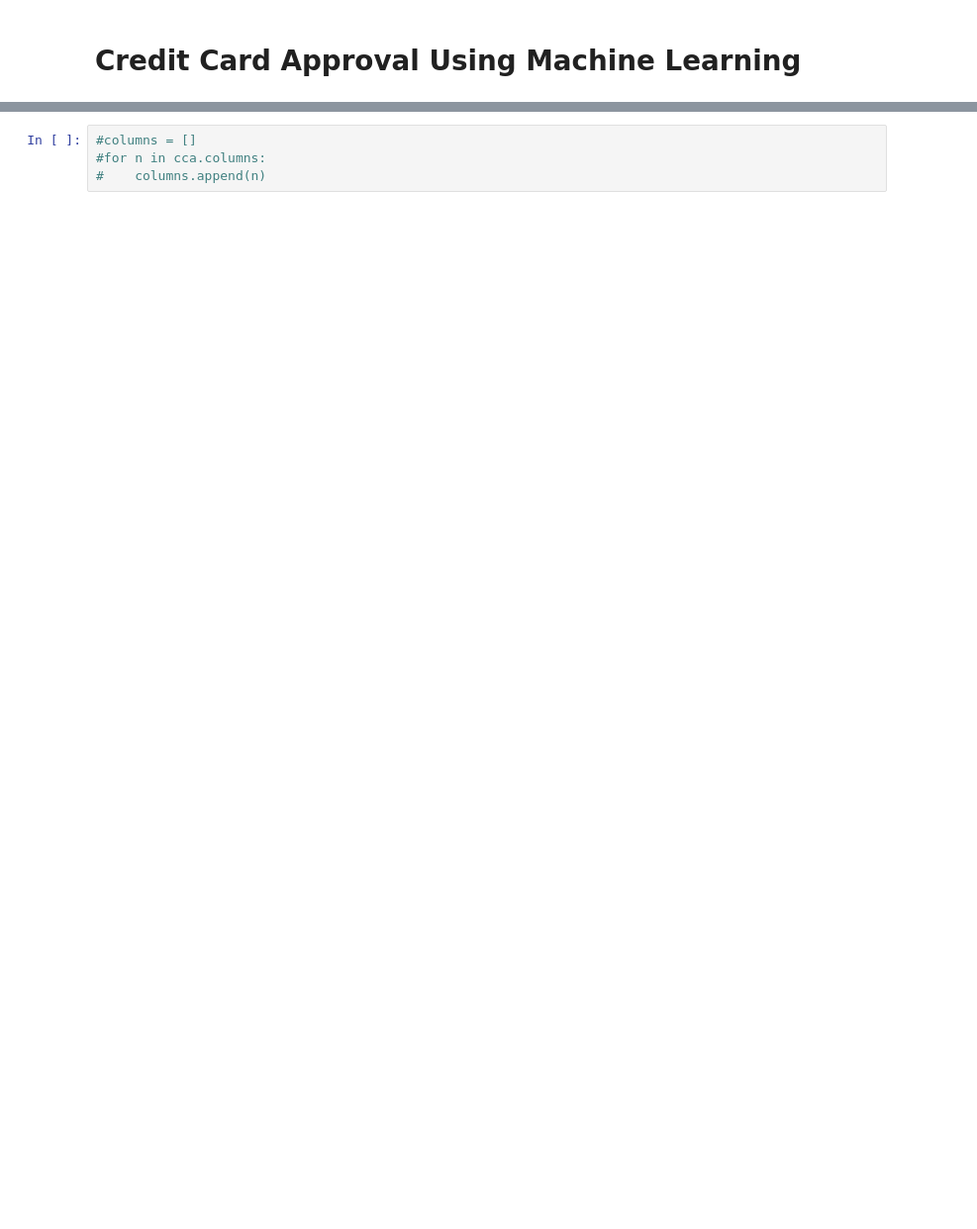
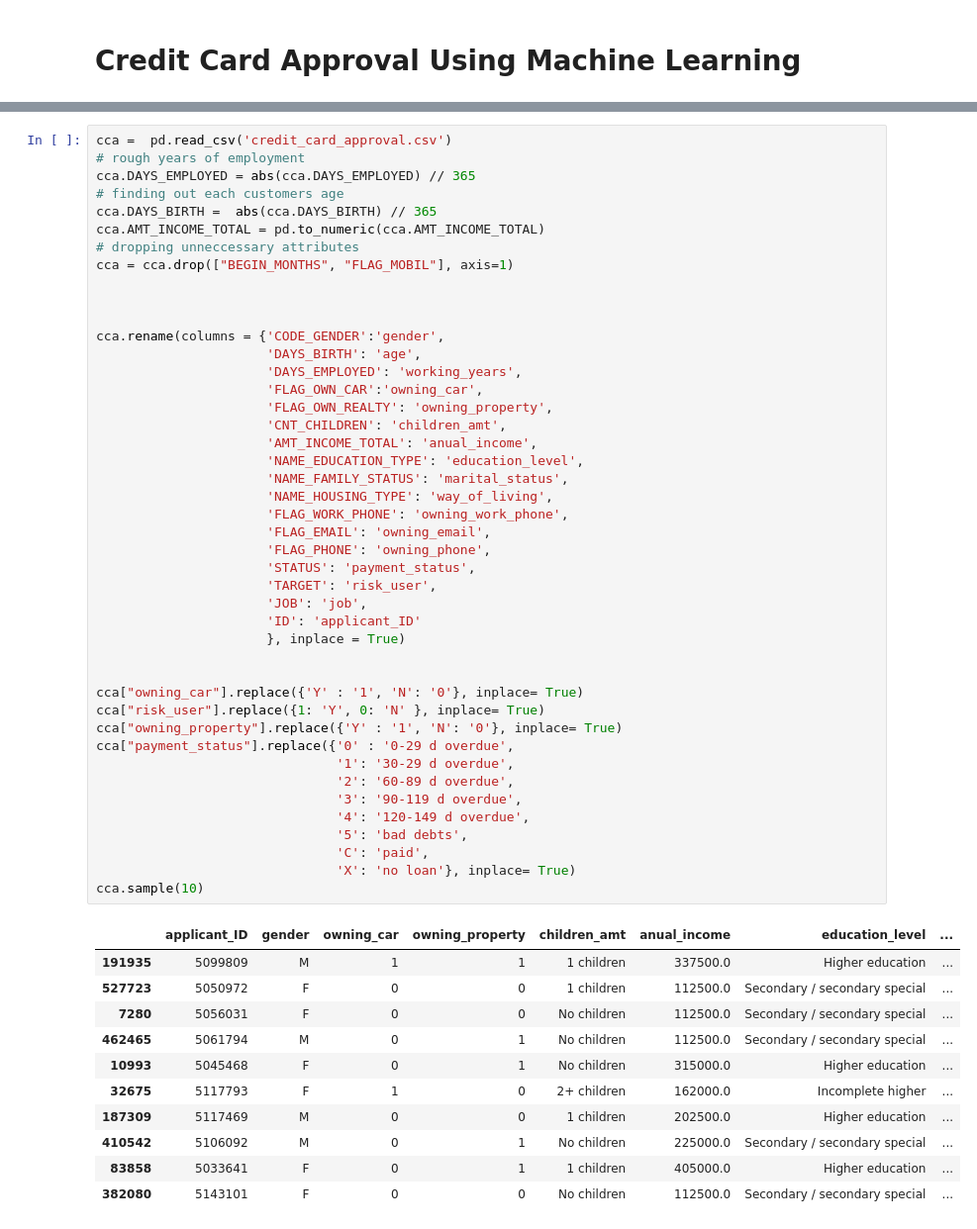
Before and after one commit to yassdenn/cca, a Jupyter notebook: MAIN.ipynb, the cells around one changed output, grey strips where cells are left out. Shown: that part at 99% size. Cells and saved outputs as stored; diff of their text form; blank space fills up the shorter version.

```diff
--- a/MAIN.ipynb
+++ b/MAIN.ipynb
@@ -62,5 +21,57 @@ dtype: object
-# %%
-#columns = []
-#for n in cca.columns:
-#    columns.append(n)
+# %%
+cca =  pd.read_csv('credit_card_approval.csv')
+# rough years of employment
+cca.DAYS_EMPLOYED = abs(cca.DAYS_EMPLOYED) // 365
+# finding out each customers age
+cca.DAYS_BIRTH =  abs(cca.DAYS_BIRTH) // 365
+cca.AMT_INCOME_TOTAL = pd.to_numeric(cca.AMT_INCOME_TOTAL)
+# dropping unneccessary attributes
+cca = cca.drop(["BEGIN_MONTHS", "FLAG_MOBIL"], axis=1)
+
+
+
+cca.rename(columns = {'CODE_GENDER':'gender',
+                      'DAYS_BIRTH': 'age',
+                      'DAYS_EMPLOYED': 'working_years',
+                      'FLAG_OWN_CAR':'owning_car',
+                      'FLAG_OWN_REALTY': 'owning_property',
+                      'CNT_CHILDREN': 'children_amt',
+                      'AMT_INCOME_TOTAL': 'anual_income',
+                      'NAME_EDUCATION_TYPE': 'education_level',
+                      'NAME_FAMILY_STATUS': 'marital_status',
+                      'NAME_HOUSING_TYPE': 'way_of_living',
+                      'FLAG_WORK_PHONE': 'owning_work_phone',
+                      'FLAG_EMAIL': 'owning_email',
+                      'FLAG_PHONE': 'owning_phone',
+                      'STATUS': 'payment_status',
+                      'TARGET': 'risk_user',
+                      'JOB': 'job',
+                      'ID': 'applicant_ID'
+                      }, inplace = True)
+
+
+cca["owning_car"].replace({'Y' : '1', 'N': '0'}, inplace= True)
+cca["risk_user"].replace({1: 'Y', 0: 'N' }, inplace= True)
+cca["owning_property"].replace({'Y' : '1', 'N': '0'}, inplace= True)
+cca["payment_status"].replace({'0' : '0-29 d overdue',
+                               '1': '30-29 d overdue',
+                               '2': '60-89 d overdue',
+                               '3': '90-119 d overdue',
+                               '4': '120-149 d overdue',
+                               '5': 'bad debts',
+                               'C': 'paid',
+                               'X': 'no loan'}, inplace= True)
+cca.sample(10)
+# %% [output]
+|  | applicant_ID | gender | owning_car | owning_property | children_amt | anual_income | education_level | ... |
+| 191935 | 5099809 | M | 1 | 1 | 1 children | 337500.0 | Higher education | ... |
+| 527723 | 5050972 | F | 0 | 0 | 1 children | 112500.0 | Secondary / secondary special | ... |
+| 7280 | 5056031 | F | 0 | 0 | No children | 112500.0 | Secondary / secondary special | ... |
+| 462465 | 5061794 | M | 0 | 1 | No children | 112500.0 | Secondary / secondary special | ... |
+| 10993 | 5045468 | F | 0 | 1 | No children | 315000.0 | Higher education | ... |
+| 32675 | 5117793 | F | 1 | 0 | 2+ children | 162000.0 | Incomplete higher | ... |
+| 187309 | 5117469 | M | 0 | 0 | 1 children | 202500.0 | Higher education | ... |
+| 410542 | 5106092 | M | 0 | 1 | No children | 225000.0 | Secondary / secondary special | ... |
+| 83858 | 5033641 | F | 0 | 1 | 1 children | 405000.0 | Higher education | ... |
+| 382080 | 5143101 | F | 0 | 0 | No children | 112500.0 | Secondary / secondary special | ... |
 # %%
```
Also changed, not shown: parts of 9 cells of this notebook.
